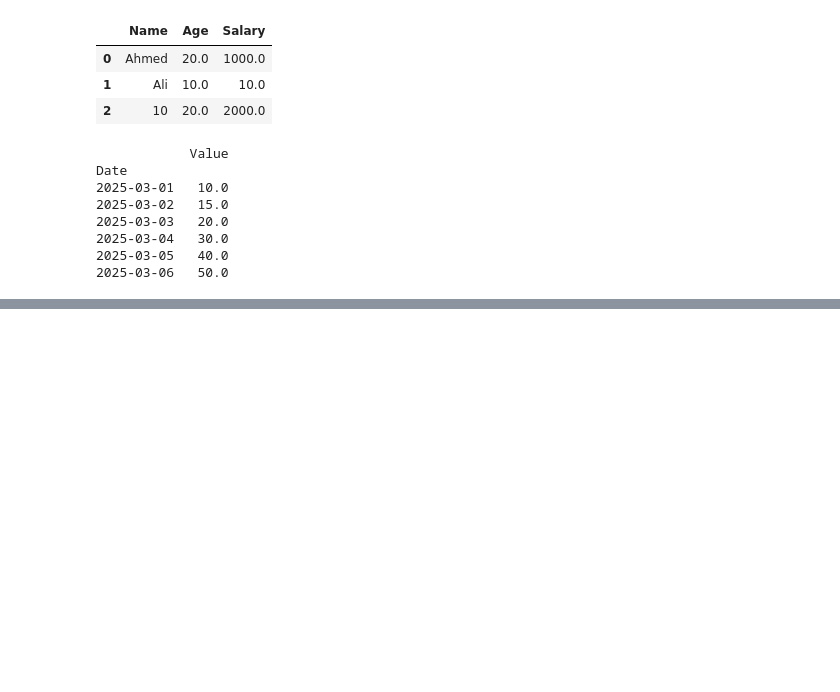
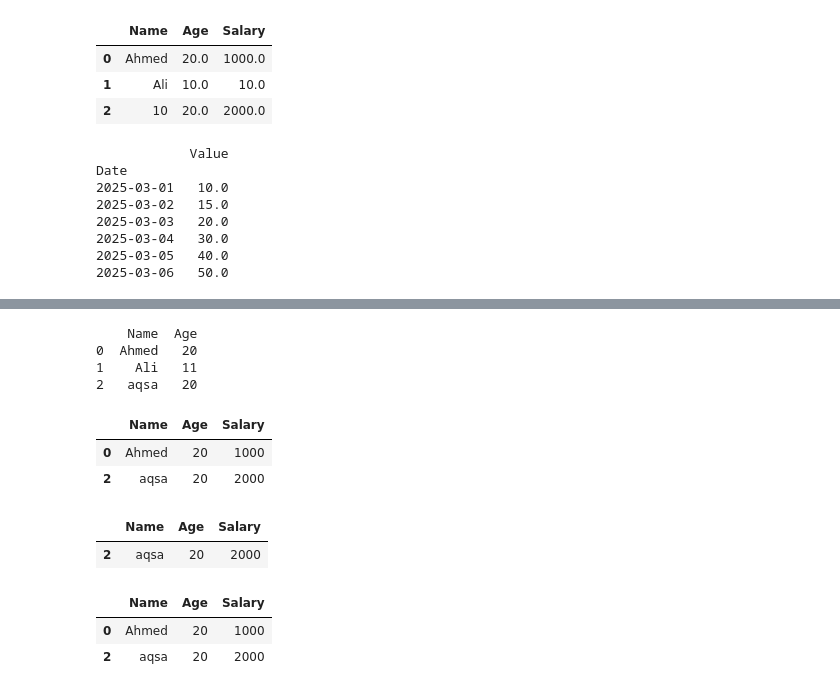
Before and after one commit to ahmed2402/Learning-Pandas, a Jupyter notebook: pandas.ipynb, the cells around one changed output, grey strips where cells are left out. Cells and saved outputs as stored; diff of their text form; code cells hidden in the pictures; blank space fills up the shorter version.

```diff
--- a/pandas.ipynb
+++ b/pandas.ipynb
@@ -231,0 +239,34 @@ Date
+# %%
+#   q1
+df = pd.DataFrame({
+    "Name" : ["Ahmed","Ali","aqsa"],
+    "Age" : [20,11,20],
+    "Salary": [1000,3500,2000]
+})
+
+print(df[["Name","Age"]])
+# %% [output]
+    Name  Age
+0  Ahmed   20
+1    Ali   11
+2   aqsa   20
+# %%
+#   q2
+df.loc[df["Age"]>15]
+# %% [output]
+|  | Name | Age | Salary |
+| 0 | Ahmed | 20 | 1000 |
+| 2 | aqsa | 20 | 2000 |
+# %%
+#   q3
+df.loc[(df["Age"] > 15) & (df["Salary"] > 1500)]
+# %% [output]
+|  | Name | Age | Salary |
+| 2 | aqsa | 20 | 2000 |
+# %%
+#q5
+df.iloc[df.index%2==0]
+# %% [output]
+|  | Name | Age | Salary |
+| 0 | Ahmed | 20 | 1000 |
+| 2 | aqsa | 20 | 2000 |
```
Also changed, not shown: parts of 1 cell of this notebook, 1 other file.
